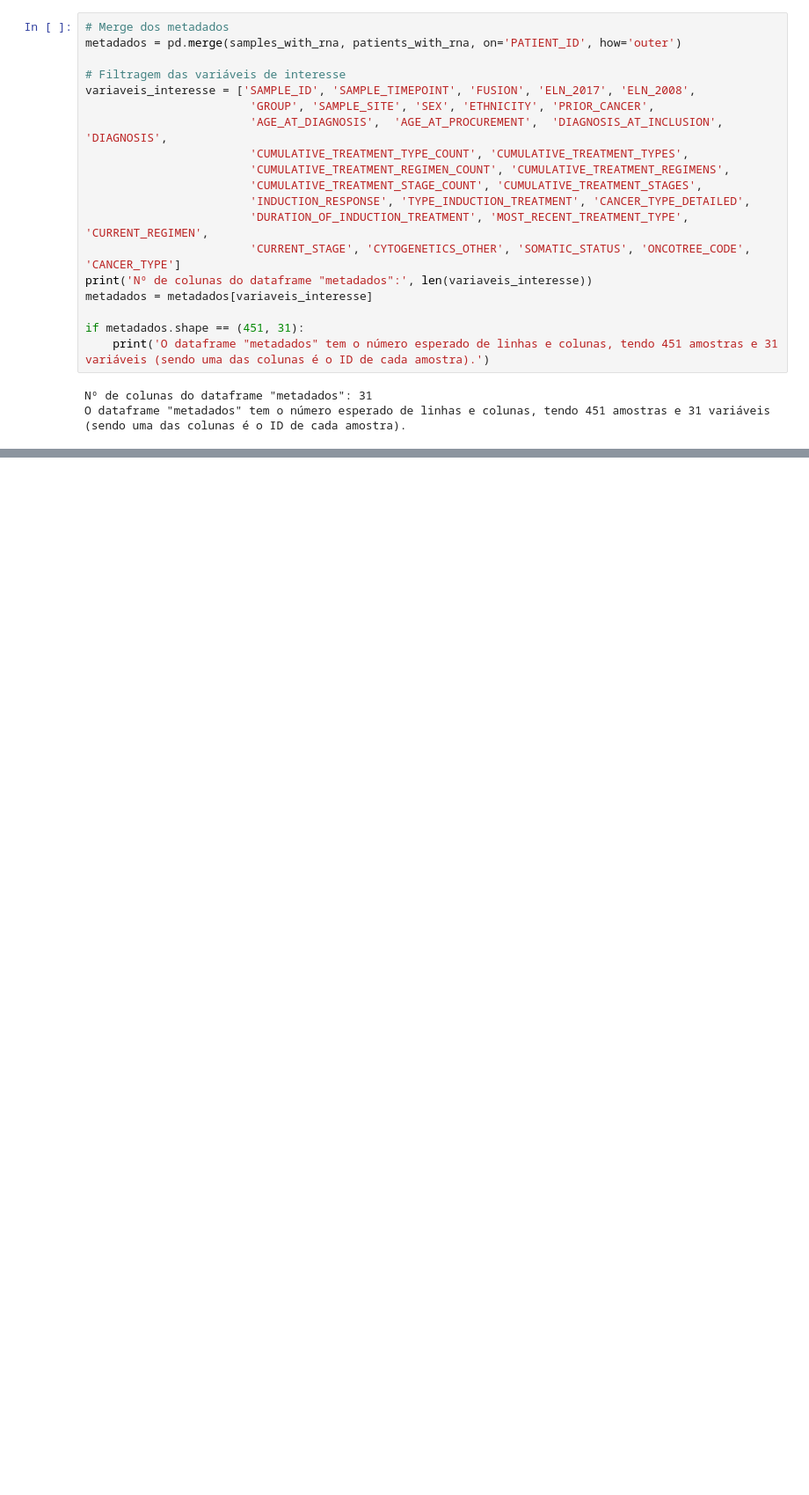
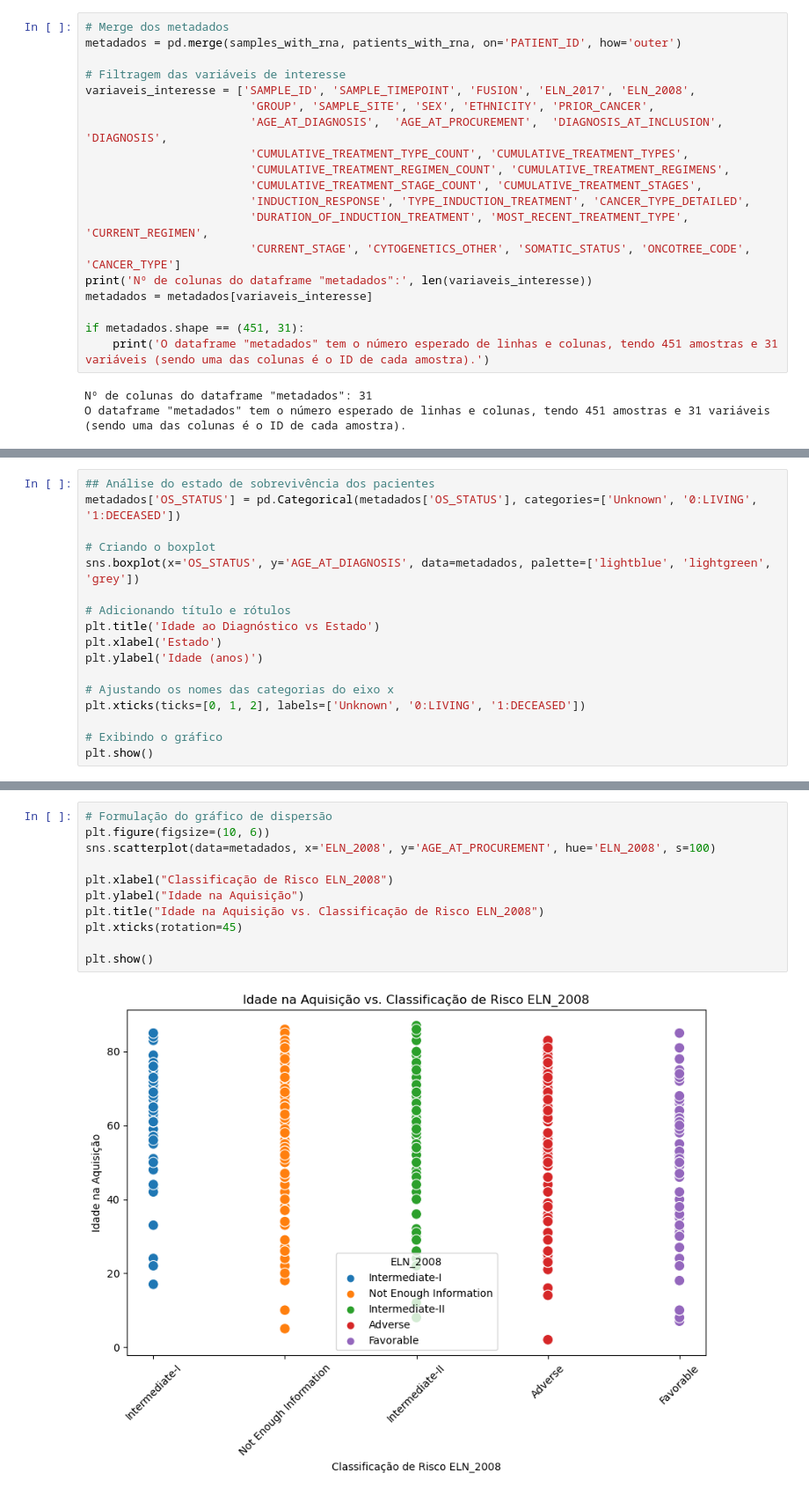
Before and after one commit to CarlosGomes00/Extracao, a Jupyter notebook: Projeto/Trabalho_extração_Python.ipynb, the cells around one changed output, grey strips where cells are left out. Shown at 88% size. Saved outputs shown, nothing was run; the diff lists cells and outputs as text; blank space fills up the shorter version.

```diff
--- a/Projeto/Trabalho_extração_Python.ipynb
+++ b/Projeto/Trabalho_extração_Python.ipynb
@@ -228,0 +266,17 @@ O dataframe "metadados" tem o número esperado de linhas e colunas, tendo 451 am
+# %%
+## Análise do estado de sobrevivência dos pacientes
+metadados['OS_STATUS'] = pd.Categorical(metadados['OS_STATUS'], categories=['Unknown', '0:LIVING', '1:DECEASED'])
+
+# Criando o boxplot
+sns.boxplot(x='OS_STATUS', y='AGE_AT_DIAGNOSIS', data=metadados, palette=['lightblue', 'lightgreen', 'grey'])
+
+# Adicionando título e rótulos
+plt.title('Idade ao Diagnóstico vs Estado')
+plt.xlabel('Estado')
+plt.ylabel('Idade (anos)')
+
+# Ajustando os nomes das categorias do eixo x
+plt.xticks(ticks=[0, 1, 2], labels=['Unknown', '0:LIVING', '1:DECEASED'])
+
+# Exibindo o gráfico
+plt.show()
@@ -228,0 +494,13 @@ O dataframe "metadados" tem o número esperado de linhas e colunas, tendo 451 am
+# %%
+# Formulação do gráfico de dispersão
+plt.figure(figsize=(10, 6))
+sns.scatterplot(data=metadados, x='ELN_2008', y='AGE_AT_PROCUREMENT', hue='ELN_2008', s=100)
+
+plt.xlabel("Classificação de Risco ELN_2008")
+plt.ylabel("Idade na Aquisição")
+plt.title("Idade na Aquisição vs. Classificação de Risco ELN_2008")
+plt.xticks(rotation=45)
+
+plt.show()
+# %% [output]
+[figure, added]
```
Also changed, not shown: parts of 127 cells of this notebook, 1 other file.
